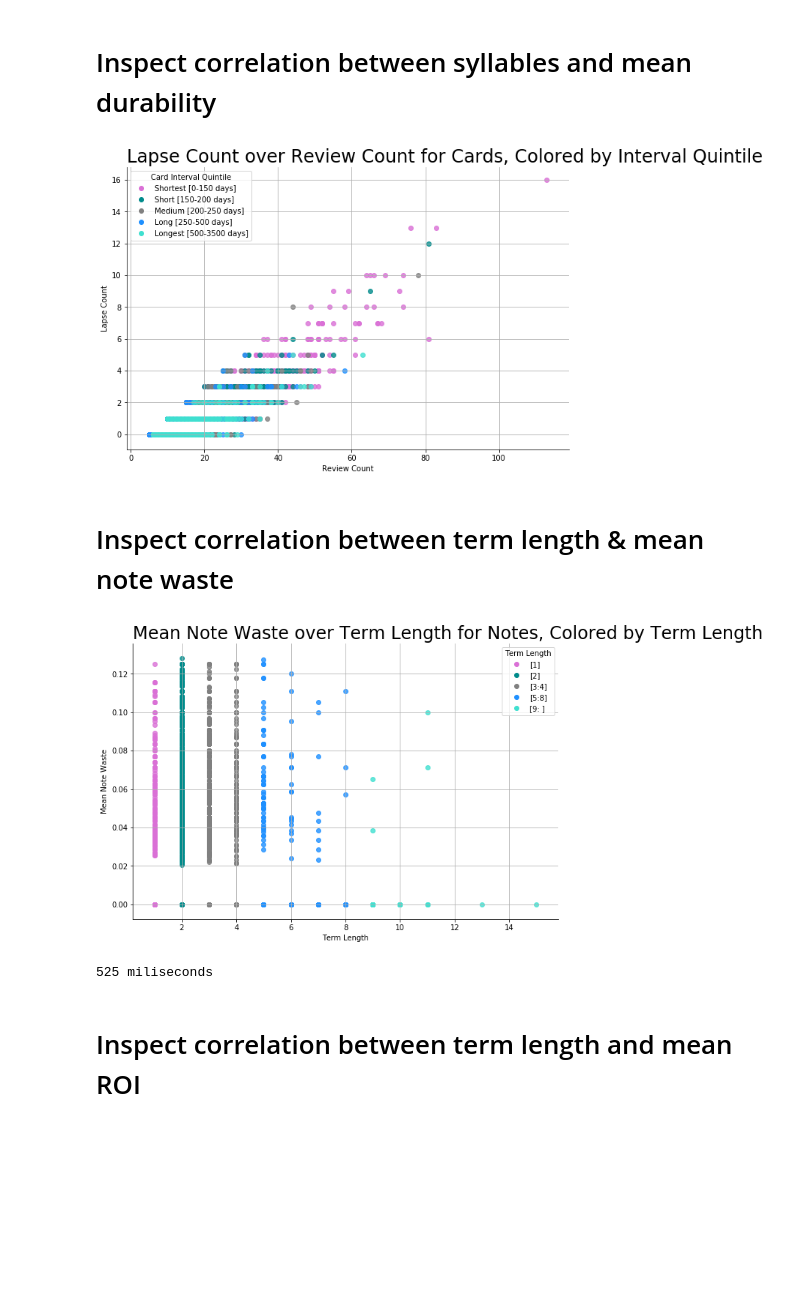
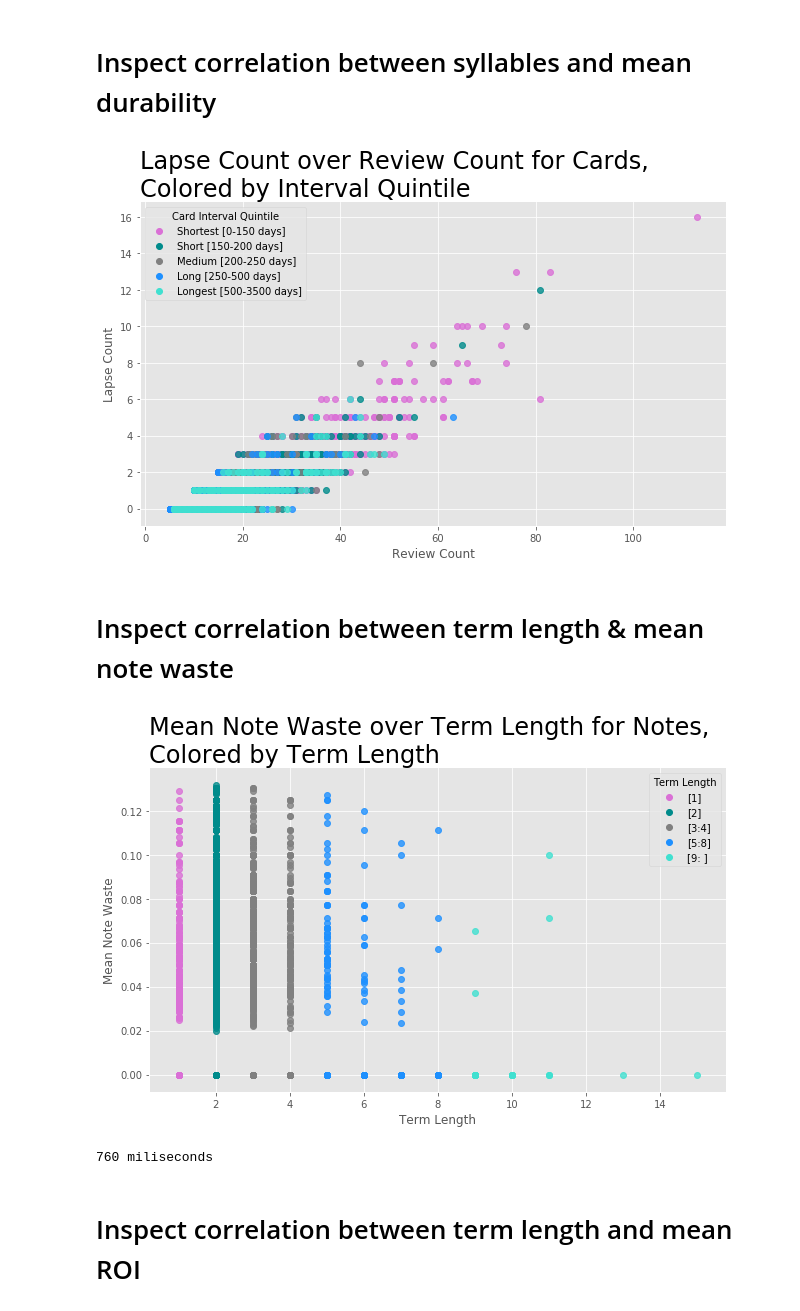
Before and after one commit to avidrucker/vocab-analysis, a Jupyter notebook: section_4_visualize_the_data.ipynb, the cells around one changed output. Saved outputs shown, nothing was run; the diff lists cells and outputs as text; code cells hidden in the pictures; blank space fills up the shorter version.

```diff
--- a/section_4_visualize_the_data.ipynb
+++ b/section_4_visualize_the_data.ipynb
@@ -149,6 +150,14 @@ for i in range(len(ax.fig.get_children()[-1].texts)):
     label = ax.fig.get_children()[-1].texts[i].get_text()
     if label in replacements.keys():
         ax.fig.get_children()[-1].texts[i].set_text(replacements[label])
+# %%
+import matplotlib.style as style
+style.use('ggplot')
+# %%
+image_cnt = 0
+# %%
+def save_fig_v(x):
+    plt.savefig("visualize_" + str(x)+".png")
 # %%
 def lmplot_tdd(x, y, x_label, y_label, title, hue, data,
                key_vals, hue_order, has_legend, leg_title,
@@ -168,33 +177,40 @@ def lmplot_tdd(x, y, x_label, y_label, title, hue, data,
         plt.legend(handles=markers, labels=key_vals.keys(), numpoints=1,title=leg_title)
 
     plt.grid(True) #add major gridlines
+    # https://stackoverflow.com/questions/6774086/why-is-my-xlabel-cut-off-in-my-matplotlib-plot
+    plt.tight_layout() # https://matplotlib.org/users/tight_layout_guide.html
+
+    global image_cnt # export out image
+    save_fig_v(image_cnt)
+    image_cnt = image_cnt + 1
+
     plt.show()
 # %% [markdown]
 # Inspect correlation between syllables and mean durability
 # %%
 # 001
 x = 'reps'
 y = 'lapses'
 x_label = 'Review Count'
 y_label = 'Lapse Count'
 hue = 'c_ivl_q'
 colors = "Interval Quintile"
 data = df_cards
 df_name = "Cards"
 title = f'{y_label} over {x_label} for {df_name}'
 if hue != "":
-    title += f", Colored by {colors}"
+    title += f",\nColored by {colors}"
 has_legend = True
 leg_title = 'Card Interval Quintile'
 hue_order = [0,1,2,3,4]
 
 leg_labels = ['Shortest [0-150 days]', 'Short [150-200 days]','Medium [200-250 days]','Long [250-500 days]','Longest [500-3500 days]']
 key_vals = {'Shortest [0-150 days]': u'orchid','Short [150-200 days]': u'darkcyan','Medium [200-250 days]': u'grey','Long [250-500 days]': u'dodgerblue','Longest [500-3500 days]': u'turquoise'}
 
 # https://stackoverflow.com/questions/9768865/python-nonetype-object-is-not-callable-beginner
 lmplot_tdd(x=x, y=y, x_label=x_label, y_label=y_label, title=title, hue=hue, data=data, key_vals=key_vals, hue_order=hue_order,has_legend=has_legend, leg_title=leg_title, leg_labels=leg_labels)
 # %% [output]
-[figure, old version]
+[figure, new version]
 # %% [markdown]
 # Inspect correlation between term length & mean note waste
 # %%
@@ -212,7 +228,7 @@ colors = "Term Length"
 df_name = "Notes"
 title = f'{y_label} over {x_label} for {df_name}'
 if hue != "":
-    title += f", Colored by {colors}"
+    title += f",\nColored by {colors}"
 
 jitter= False
 scatter_kws_s=25 # https://stackoverflow.com/questions/34796451/changing-the-marker-size-in-python-seaborn-lmplot
@@ -223,8 +239,8 @@ time_it(lmplot_tdd, x=x, y=y, x_label=x_label, y_label=y_label,
         title=title, hue=hue, data=data, key_vals=key_vals, hue_order=hue_order,
         has_legend=has_legend, leg_title=leg_title, leg_labels=leg_labels)
 # %% [output]
-[figure, old version]
+[figure, new version]
-525 miliseconds
+760 miliseconds
 # %%
 #### todo: make box plot for "mean note waste over term length for notes, colored by term length"
 # %% [markdown]
```
Also changed, not shown: parts of 40 cells of this notebook, 2 other files.
